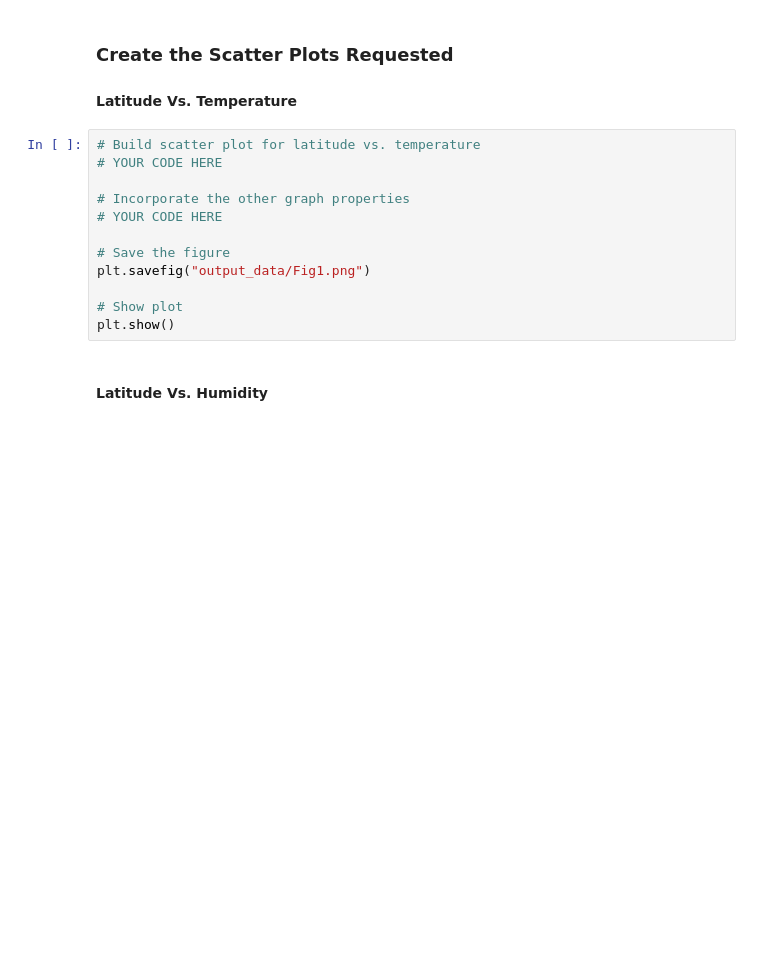
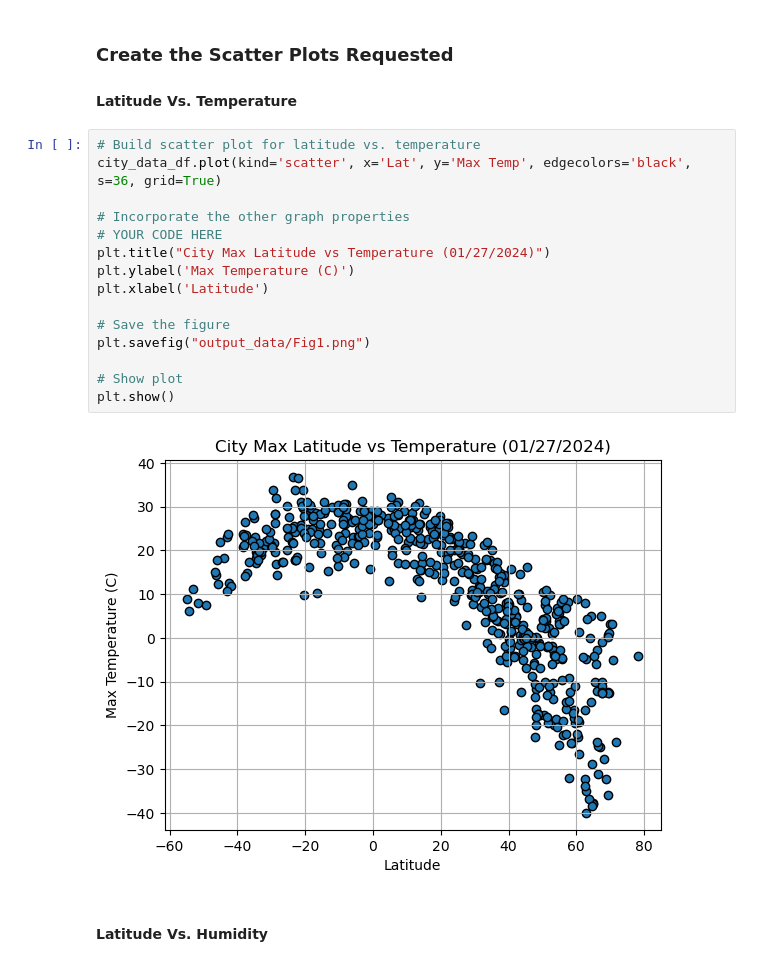
Before and after one commit to lizabethnt/World_Weather_Analysis, a Jupyter notebook: WeatherPy_Lisa.ipynb, the cells around one changed output. Cells and saved outputs as stored; diff of their text form; blank space fills up the shorter version.

```diff
--- a/WeatherPy_Lisa.ipynb
+++ b/WeatherPy_Lisa.ipynb
@@ -168,16 +209,21 @@ city_data_df.head()
 #### Latitude Vs. Temperature
 # %%
 # Build scatter plot for latitude vs. temperature
-# YOUR CODE HERE
+city_data_df.plot(kind='scatter', x='Lat', y='Max Temp', edgecolors='black', s=36, grid=True)
 
 # Incorporate the other graph properties
 # YOUR CODE HERE
+plt.title("City Max Latitude vs Temperature (01/27/2024)")
+plt.ylabel('Max Temperature (C)')
+plt.xlabel('Latitude')
 
 # Save the figure
 plt.savefig("output_data/Fig1.png")
 
 # Show plot
 plt.show()
+# %% [output]
+[figure, added]
 # %% [markdown]
 #### Latitude Vs. Humidity
 # %%
```
Also changed, not shown: parts of 29 cells of this notebook, 6 other files.
